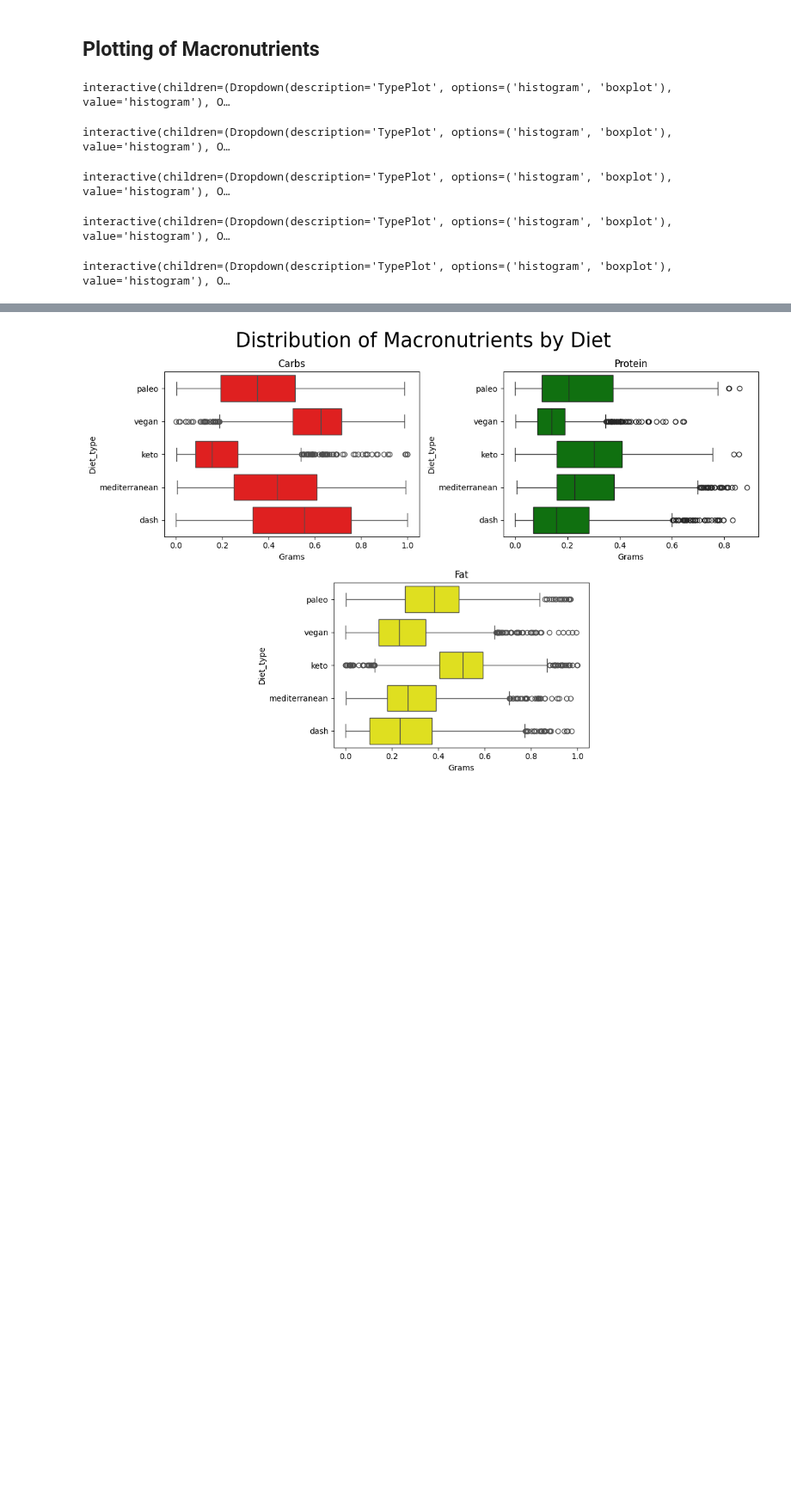
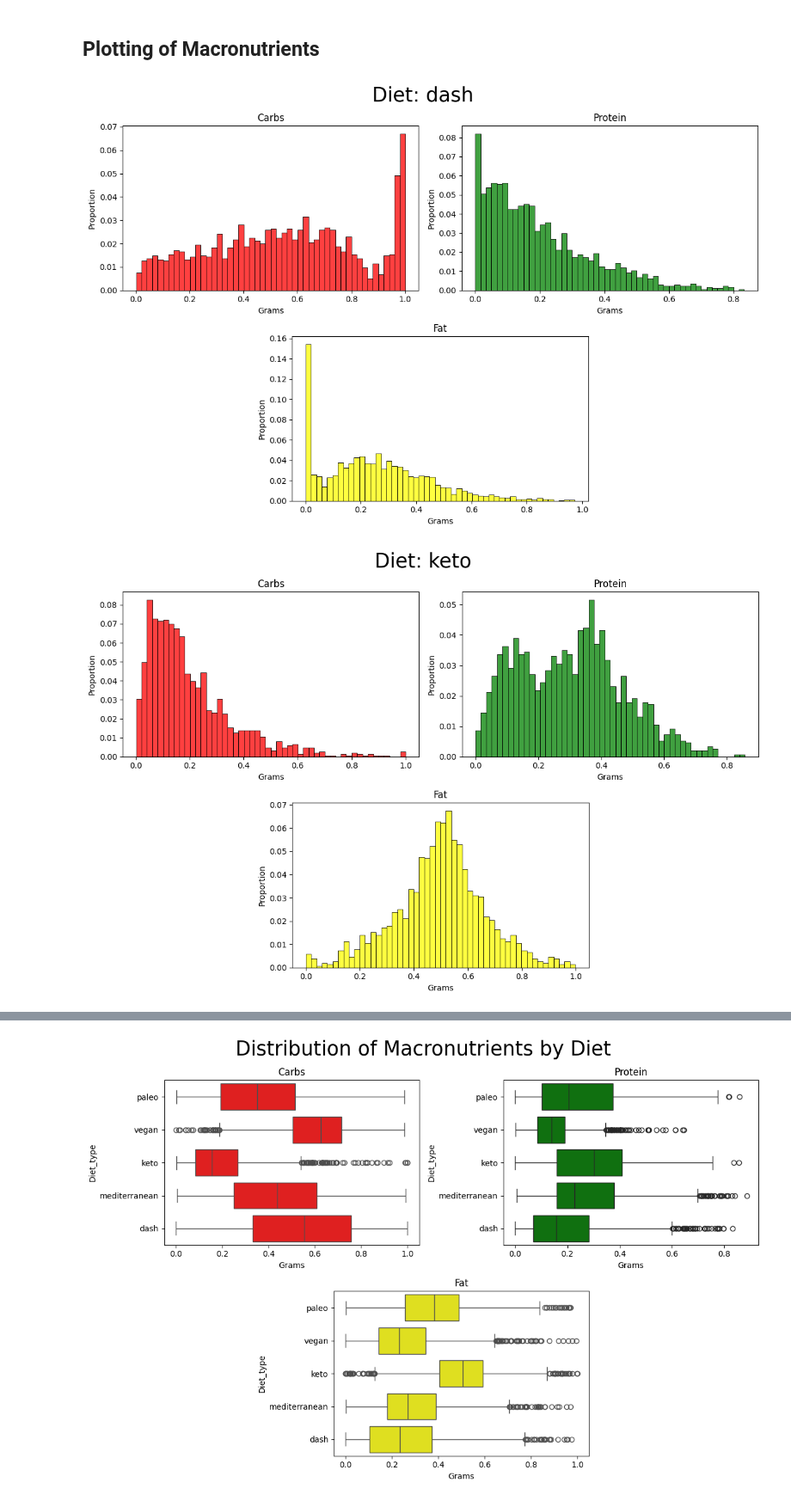
Before and after one commit to alexisuaguilaru/Analysis_Nutritional_Information, a Jupyter notebook: StatisticalAnalysis/ExploratoryDataAnalysis.ipynb, the cells around one changed output, grey strips where cells are left out. Shown at 86% size. Saved outputs shown, nothing was run; the diff lists cells and outputs as text; code cells hidden in the pictures; blank space fills up the shorter version.

```diff
--- a/StatisticalAnalysis/ExploratoryDataAnalysis.ipynb
+++ b/StatisticalAnalysis/ExploratoryDataAnalysis.ipynb
@@ -68,29 +72,21 @@ Also, a high concentration of outliers can be observed, so it is necessary to tr
 # %%
 # Function for creating an interactive plot of macronutrients by diet
 
-def InteractivePlotMacronutientsByDiet(Diet:str):
+def PlotMacronutientsByDiet(Diet:str):
     diet_type_dataset = Diets_Dataset.query("Diet_type == @Diet")
-    Macronutrients = ['Protein(g)','Carbs(g)','Fat(g)']
-    def PlotMacronutients(TypePlot:str):
+    def PlotMacronutients():
         Display = "PPCC\n.FF."
         fig , axes = plt.subplot_mosaic(Display,figsize=(12,8),layout='tight')
 
         ConfigPlot = zip(Macronutrients,['P','C','F'],['red','green','yellow'])
-        if TypePlot == 'histogram':
-            for macronutrient , display , color in ConfigPlot:
-                sns.histplot(data=diet_type_dataset,x=macronutrient,ax=axes[display],stat='proportion',bins=50,color=color)
-                axes[display].set_title(macronutrient[:-3])
-                axes[display].set_xlabel('Grams')
-
-        elif TypePlot == 'boxplot':
-            for macronutrient , display , color in ConfigPlot:
-                sns.boxplot(data=diet_type_dataset,x=macronutrient,ax=axes[display],color=color)
-                axes[display].set_title(macronutrient[:-3])
-                axes[display].set_xlabel('Grams')
+        for macronutrient , display , color in ConfigPlot:
+            sns.histplot(data=diet_type_dataset,x=macronutrient,ax=axes[display],stat='proportion',bins=50,color=color)
+            axes[display].set_title(macronutrient[:-3])
+            axes[display].set_xlabel('Grams')
 
         fig.suptitle(f'Diet: {Diet}',size=25)
 
-    interact(PlotMacronutients,TypePlot=['histogram','boxplot'])
+    PlotMacronutients()
 # %%
 # Function for plotting macronutrients by diet
 
@@ -110,11 +106,8 @@ def PlotMacronutrients():
 # %%
 # Plotting of macronutrient values by type of diet
 
 for diet in Diets:
-    InteractivePlotMacronutientsByDiet(diet)
+    PlotMacronutientsByDiet(diet)
 # %% [output]
-interactive(children=(Dropdown(description='TypePlot', options=('histogram', 'boxplot'), value='histogram'), O…
-interactive(children=(Dropdown(description='TypePlot', options=('histogram', 'boxplot'), value='histogram'), O…
-interactive(children=(Dropdown(description='TypePlot', options=('histogram', 'boxplot'), value='histogram'), O…
-interactive(children=(Dropdown(description='TypePlot', options=('histogram', 'boxplot'), value='histogram'), O…
-interactive(children=(Dropdown(description='TypePlot', options=('histogram', 'boxplot'), value='histogram'), O…
+[figure, added]
+[figure, added]
```
Also changed, not shown: parts of 4 cells of this notebook.
